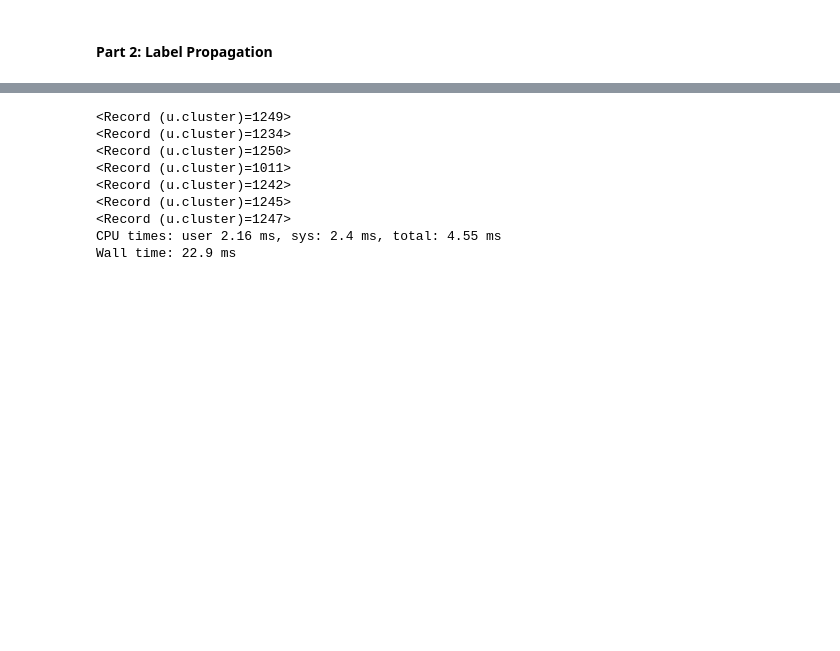
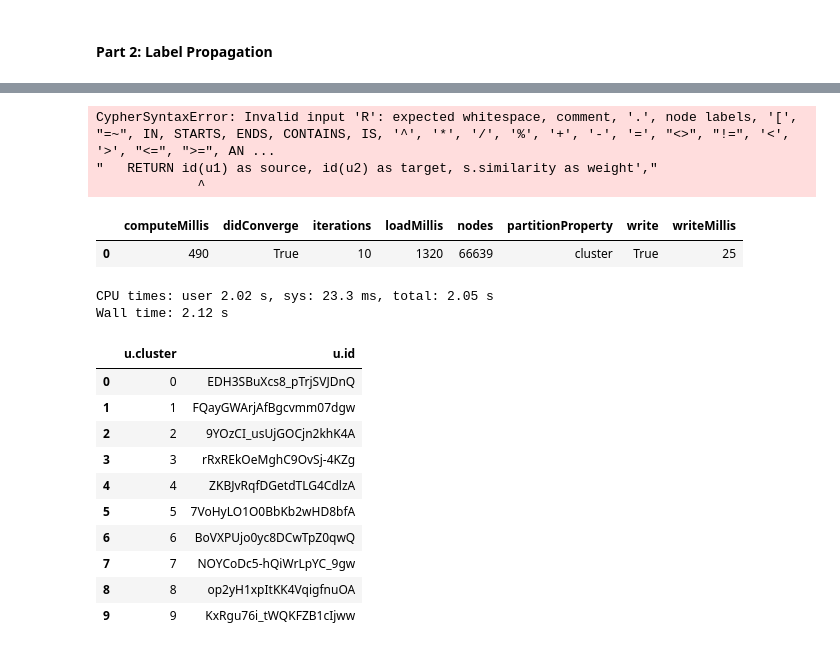
Before and after one commit to neo4j-contrib/neo4j-data-science-yelp, a Jupyter notebook: notebooks/neo4j_yelp_02_community_detection.ipynb, the cells around one changed output, grey strips where cells are left out. Drawn from its saved outputs; the diff is of its cells as text; code cells hidden in the pictures; blank space fills up the shorter version.

```diff
--- a/notebooks/neo4j_yelp_02_community_detection.ipynb
+++ b/notebooks/neo4j_yelp_02_community_detection.ipynb
@@ -120,11 +283,9 @@ display(similarto_df.head())
 # call label prop using jaccard index as weight
 query = """
         CALL algo.labelPropagation('User', 'SIMILAR_TO','OUTGOING',
-            {iterations:2, partitionProperty:'cluster', weightProperty:'similarity', write: true})
+            {iterations:100, partitionProperty:'cluster', weightProperty:'similarity', write: true})
         YIELD nodes, iterations, didConverge, loadMillis, computeMillis, writeMillis, write, partitionProperty;
         """
 
 with driver.session() as session:
     result = session.run(query)
-    for row in result:
-        print(row)
@@ -135,23 +292,54 @@ Wall time: 565 ms
+# %%
+%%time
+
+# call label prop using jaccard index as weight
+query = """
+        CALL algo.labelPropagation(
+  'MATCH (u1:User)-[s:SIMILAR_TO]->(u2:User)'
+   RETURN id(u1) as source, id(u2) as target, s.similarity as weight',
+  "OUT",
+  {graph:'cypher',write:true});
+        """
+
+with driver.session() as session:
+    result = session.run(query)
+# %% [output]
+CypherSyntaxError: Invalid input 'R': expected whitespace, comment, '.', node labels, '[', "=~", IN, STARTS, ENDS, CONTAINS, IS, '^', '*', '/', '%', '+', '-', '=', "<>", "!=", '<', '>', "<=", ">=", AN ...
+"   RETURN id(u1) as source, id(u2) as target, s.similarity as weight',"
+             ^
+# %%
+result_df = pd.DataFrame([dict(record) for record in result])
+
+display(result_df.head(10))
+# %% [output]
+|  | computeMillis | didConverge | iterations | loadMillis | nodes | partitionProperty | write | writeMillis |
+| 0 | 490 | True | 10 | 1320 | 66639 | cluster | True | 25 |
 # %%
 %%time
 
 query = """
         MATCH (u:User)
-        RETURN distinct(u.cluster)
+        RETURN u.id, u.cluster
         """
 
 with driver.session() as session:
     result = session.run(query)
-
-for row in result:
-    print(row)
 # %% [output]
-<Record (u.cluster)=1249>
-<Record (u.cluster)=1234>
-<Record (u.cluster)=1250>
-<Record (u.cluster)=1011>
-<Record (u.cluster)=1242>
-<Record (u.cluster)=1245>
-<Record (u.cluster)=1247>
-CPU times: user 2.16 ms, sys: 2.4 ms, total: 4.55 ms
-Wall time: 22.9 ms
+CPU times: user 2.02 s, sys: 23.3 ms, total: 2.05 s
+Wall time: 2.12 s
+# %%
+result_df = pd.DataFrame([dict(record) for record in result])
+
+display(result_df.head(10))
+# %% [output]
+|  | u.cluster | u.id |
+| 0 | 0 | EDH3SBuXcs8_pTrjSVJDnQ |
+| 1 | 1 | FQayGWArjAfBgcvmm07dgw |
+| 2 | 2 | 9YOzCI_usUjGOCjn2khK4A |
+| 3 | 3 | rRxREkOeMghC9OvSj-4KZg |
+| 4 | 4 | ZKBJvRqfDGetdTLG4CdlzA |
+| 5 | 5 | 7VoHyLO1O0BbKb2wHD8bfA |
+| 6 | 6 | BoVXPUjo0yc8DCwTpZ0qwQ |
+| 7 | 7 | NOYCoDc5-hQiWrLpYC_9gw |
+| 8 | 8 | op2yH1xpItKK4VqigfnuOA |
+| 9 | 9 | KxRgu76i_tWQKFZB1cIjww |
```
Also changed, not shown: parts of 28 cells of this notebook.
